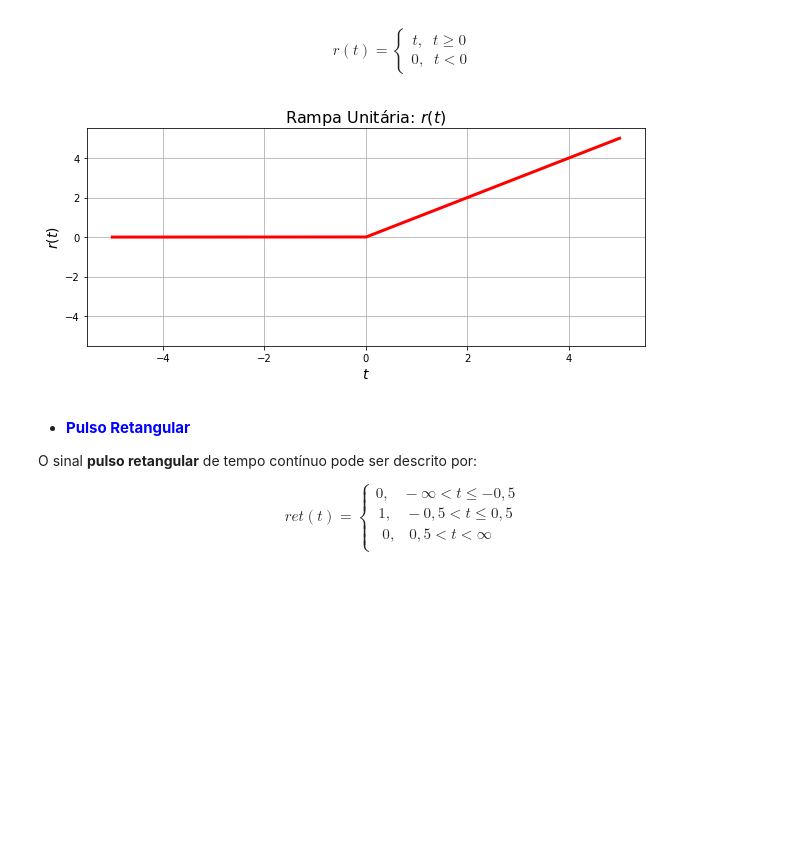
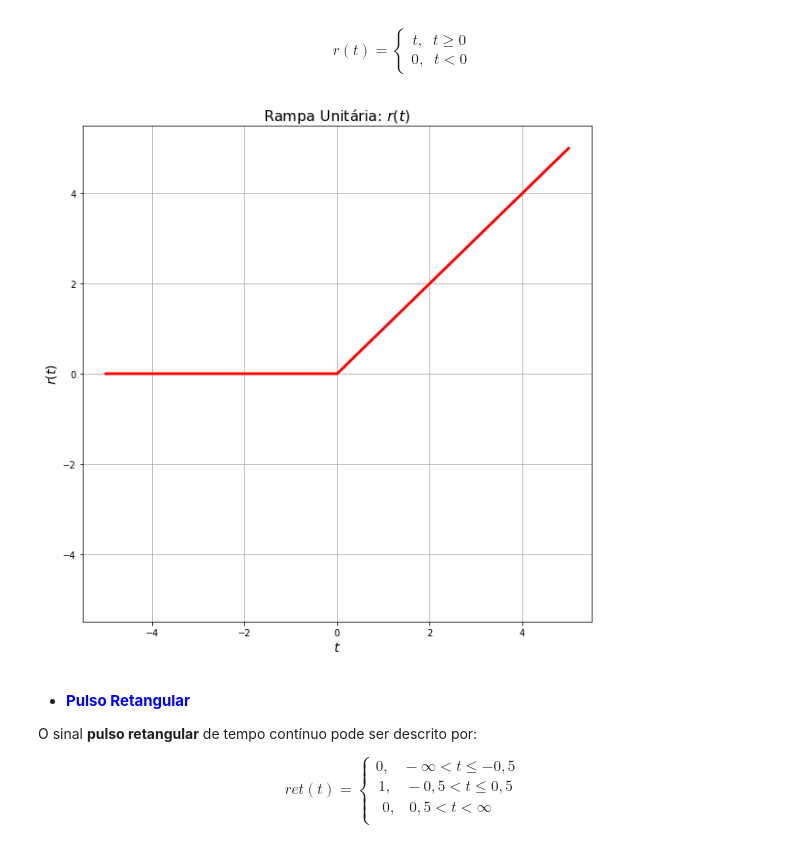
Before and after one commit to kaw19/linear_systems, a Jupyter notebook: 01 sinais/SL_Lab_01_Sinais_Elementares_git.ipynb, the cells around one changed output. Cells and saved outputs as stored; diff of their text form; code cells hidden in the pictures; blank space fills up the shorter version.

```diff
--- a/01 sinais/SL_Lab_01_Sinais_Elementares_git.ipynb
+++ b/01 sinais/SL_Lab_01_Sinais_Elementares_git.ipynb
@@ -120,15 +123,15 @@ t,\;\;t\geq0\\
 # %%
 # Rampa unitária - reta afim (passa pela origem), de coeficiente angular unitário
 t = linspace(-5,5,1000)
 r = zeros(1000,dtype=float)
 # r[t>=0] = t[500:]                         # forma 1
 r = t * (t >= 0)                            # forma 2
 
-figure(figsize=(10, 4))
+figure(figsize=(10, 10))
 plot(t,r,'r',linewidth=3); axis((-5.5,5.5,-5.5,5.5)); grid(True)
 xlabel('$t$',fontsize=14); ylabel('$r(t)$',fontsize=14); title(u'Rampa Unitária: $r(t)$',size=16);
 # %% [output]
-[figure, old version]
+[figure, new version]
 # %% [markdown]
 **<ul><li><p style="color:blue; font-family:verdana; font-size:15px">Pulso Retangular</p></li>**
 
```
Also changed, not shown: parts of 21 cells of this notebook.
